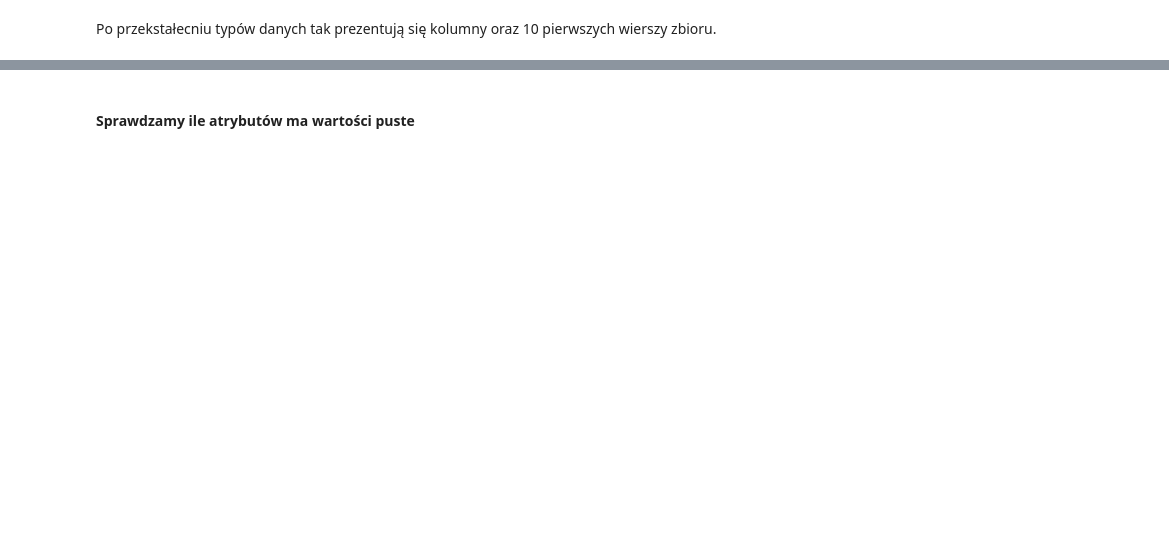
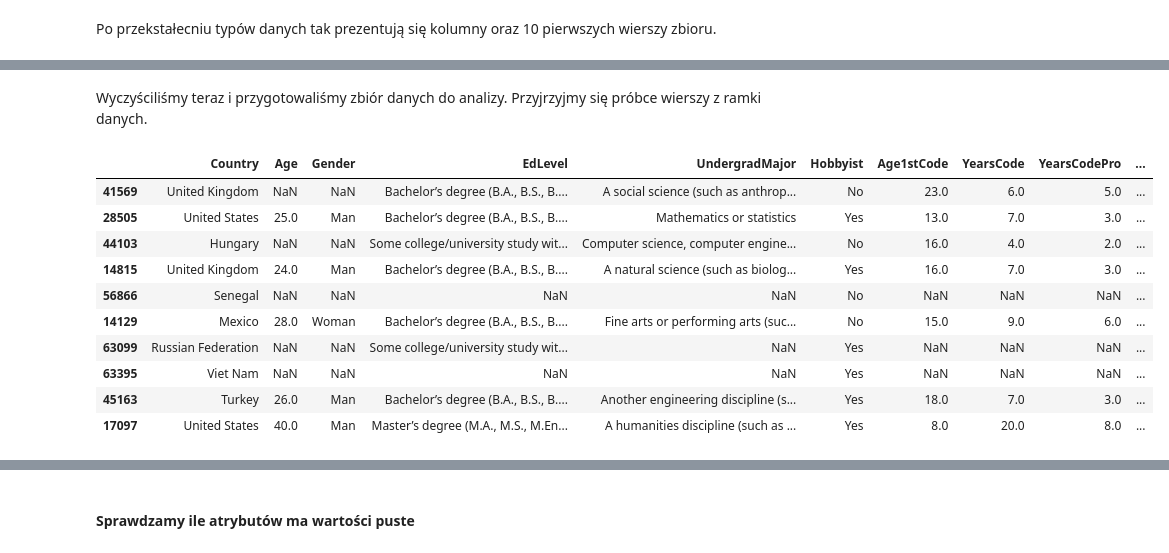
Before and after one commit to Tahimari/siwb_lab_4, a Jupyter notebook: stackoverflow_survey_data_analysis.ipynb, the cells around one changed output, grey strips where cells are left out. Saved outputs shown, nothing was run; the diff lists cells and outputs as text; code cells hidden in the pictures; blank space fills up the shorter version.

```diff
--- a/stackoverflow_survey_data_analysis.ipynb
+++ b/stackoverflow_survey_data_analysis.ipynb
@@ -162 +307,17 @@ dtype: object
+# %% [markdown]
+Wyczyściliśmy teraz i przygotowaliśmy zbiór danych do analizy. Przyjrzyjmy się próbce wierszy z ramki danych.
+# %%
+data.sample(10)
+# %% [output]
+|  | Country | Age | Gender | EdLevel | UndergradMajor | Hobbyist | Age1stCode | YearsCode | YearsCodePro | ... |
+| 41569 | United Kingdom | NaN | NaN | Bachelor’s degree (B.A., B.S., B.... | A social science (such as anthrop... | No | 23.0 | 6.0 | 5.0 | ... |
+| 28505 | United States | 25.0 | Man | Bachelor’s degree (B.A., B.S., B.... | Mathematics or statistics | Yes | 13.0 | 7.0 | 3.0 | ... |
+| 44103 | Hungary | NaN | NaN | Some college/university study wit... | Computer science, computer engine... | No | 16.0 | 4.0 | 2.0 | ... |
+| 14815 | United Kingdom | 24.0 | Man | Bachelor’s degree (B.A., B.S., B.... | A natural science (such as biolog... | Yes | 16.0 | 7.0 | 3.0 | ... |
+| 56866 | Senegal | NaN | NaN | NaN | NaN | No | NaN | NaN | NaN | ... |
+| 14129 | Mexico | 28.0 | Woman | Bachelor’s degree (B.A., B.S., B.... | Fine arts or performing arts (suc... | No | 15.0 | 9.0 | 6.0 | ... |
+| 63099 | Russian Federation | NaN | NaN | Some college/university study wit... | NaN | Yes | NaN | NaN | NaN | ... |
+| 63395 | Viet Nam | NaN | NaN | NaN | NaN | Yes | NaN | NaN | NaN | ... |
+| 45163 | Turkey | 26.0 | Man | Bachelor’s degree (B.A., B.S., B.... | Another engineering discipline (s... | Yes | 18.0 | 7.0 | 3.0 | ... |
+| 17097 | United States | 40.0 | Man | Master’s degree (M.A., M.S., M.En... | A humanities discipline (such as ... | Yes | 8.0 | 20.0 | 8.0 | ... |
 # %% [markdown]
```
Also changed, not shown: parts of 57 cells of this notebook, 1 other file.
